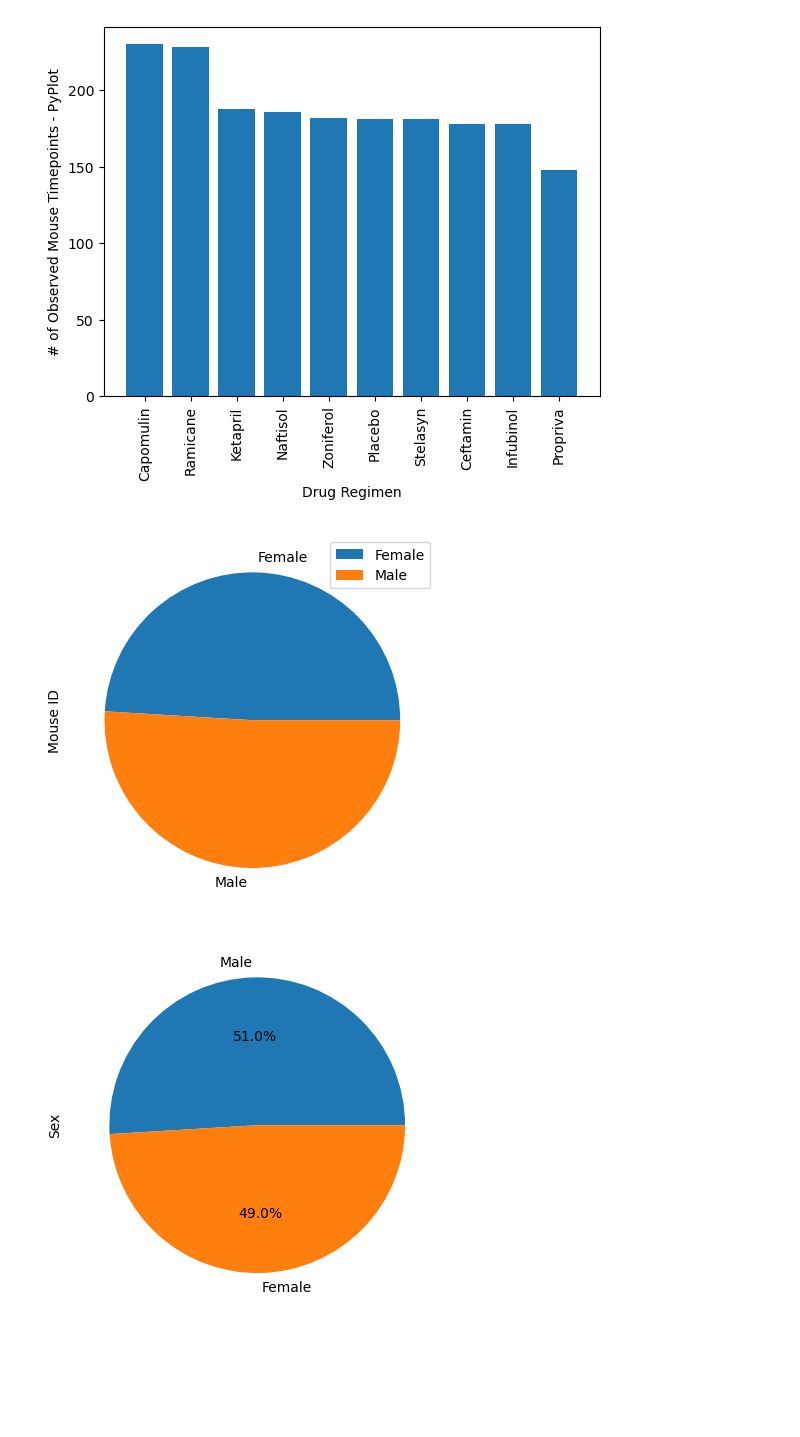
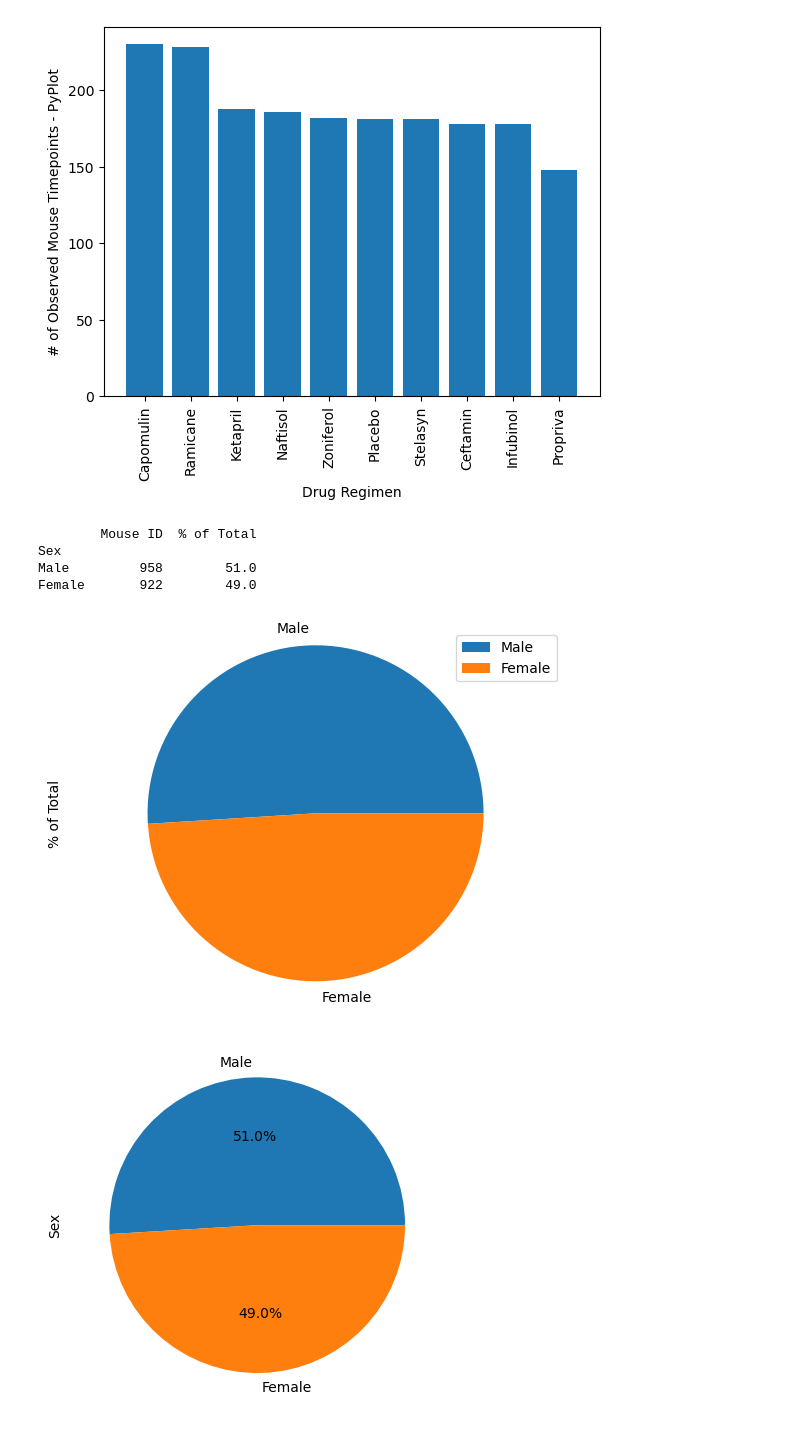
Before and after one commit to rfe123/umn_data_matplotlib_challenge, a Jupyter notebook: Pymaceuticals/pymaceuticals_starter.ipynb, the cells around one changed output. Saved outputs shown, nothing was run; the diff lists cells and outputs as text; code cells hidden in the pictures; blank space fills up the shorter version.

Commit message:
Pandas Pies chart

```diff
--- a/Pymaceuticals/pymaceuticals_starter.ipynb
+++ b/Pymaceuticals/pymaceuticals_starter.ipynb
@@ -165,13 +165,19 @@ plt.show()
 [figure]
 # %%
 # Generate a pie plot showing the distribution of female versus male mice using Pandas
-pie_df = mouse_results_clean[['Sex', 'Mouse ID']].groupby('Sex').count()
-total = pie_df.sum()
-# pie_df["% of Total"] = (pie_df['Mouse ID'] / total) * 100
-pie_df.plot.pie(y='Mouse ID')
+pie_df = mouse_results_clean[['Sex', 'Mouse ID']].groupby('Sex').count().sort_index(ascending=False)
+total = pie_df['Mouse ID'].sum()
+pie_df['% of Total'] = round((pie_df['Mouse ID']/total) * 100, 1)
+print(pie_df)
+pie_df.plot.pie(y='% of Total',)
+plt.axis("equal")
 plt.show()
 # %% [output]
+        Mouse ID  % of Total
+Sex
+Male         958        51.0
+Female       922        49.0
-[figure, old version]
+[figure, new version]
 # %%
 # Generate a pie plot showing the distribution of female versus male mice using pyplot
 # %% [output]
```
